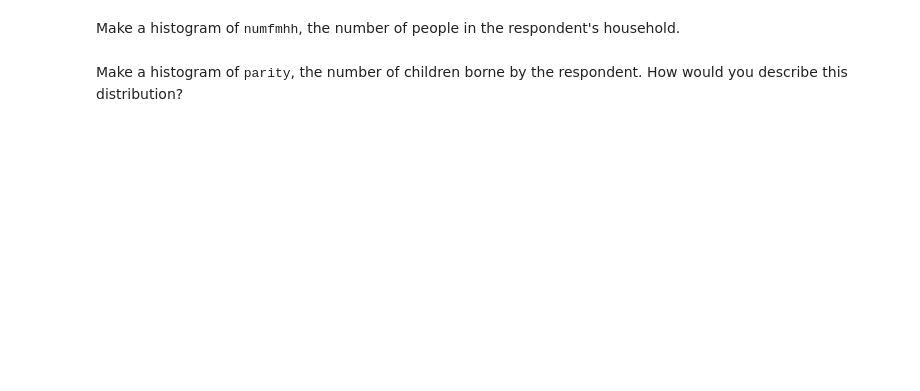
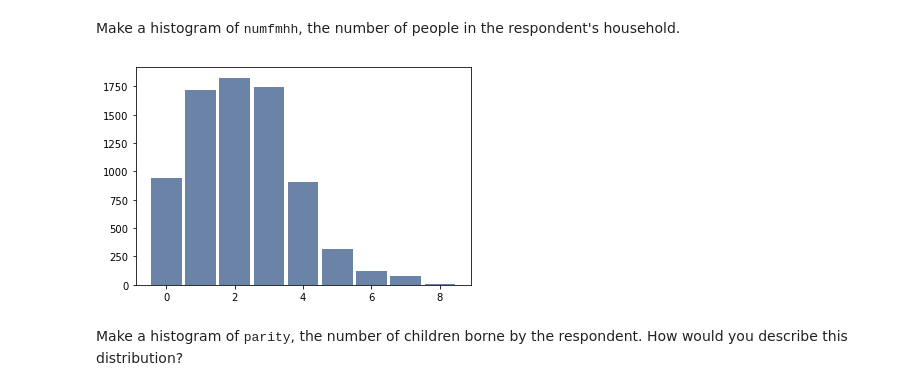
Before and after one commit to robert-impey/ThinkStats2, a Jupyter notebook: code/chap02ex.ipynb, the cells around one changed output. Cells and saved outputs as stored; diff of their text form; code cells hidden in the pictures; blank space fills up the shorter version.

```diff
--- a/code/chap02ex.ipynb
+++ b/code/chap02ex.ipynb
@@ -273,2 +277,7 @@ Make a histogram of <tt>numfmhh</tt>, the number of people in the respondent's h
+# %%
+numfmhh_hist = thinkstats2.Hist(resp["numfmhh"])
+thinkplot.Hist(numfmhh_hist)
+# %% [output]
+[figure, added]
 # %% [markdown]
 Make a histogram of <tt>parity</tt>, the number of children borne by the respondent.  How would you describe this distribution?
```
Also changed, not shown: parts of 13 cells of this notebook.
